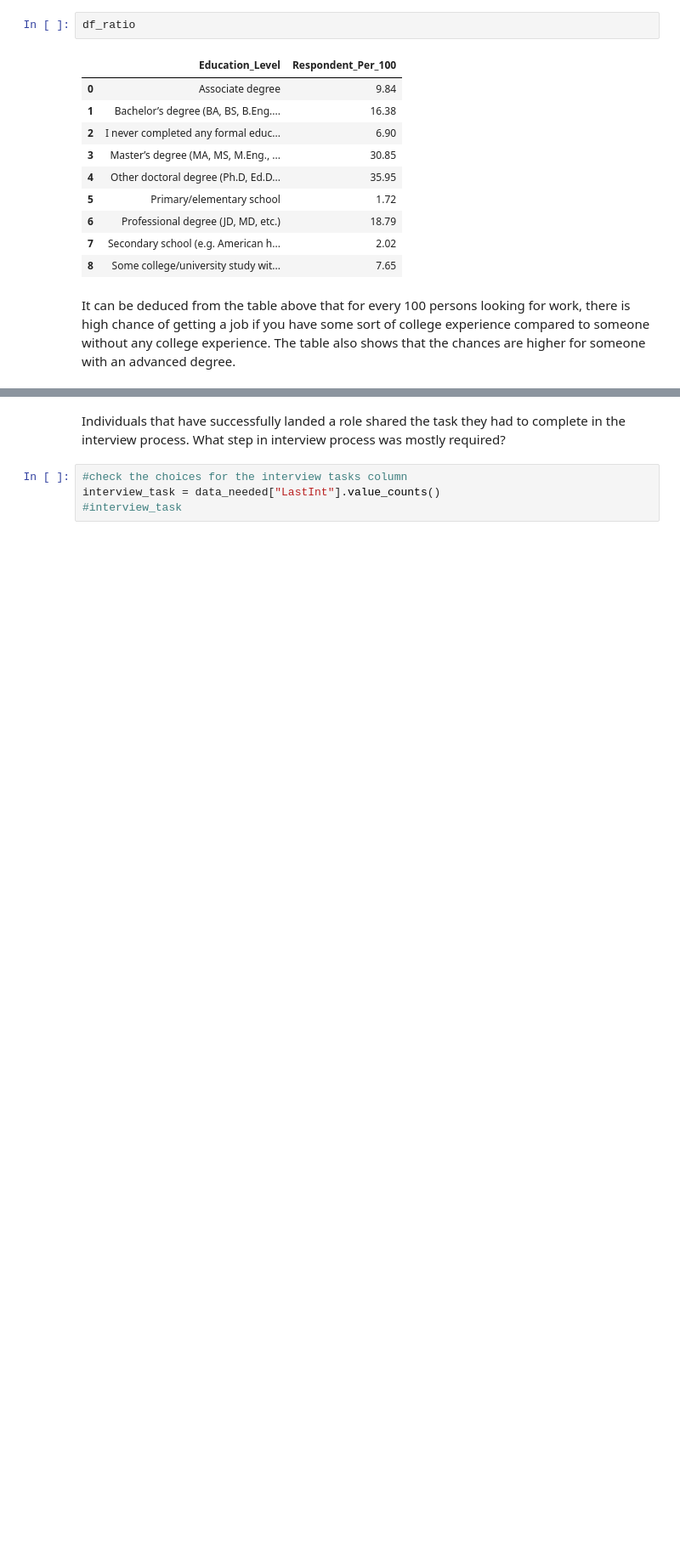
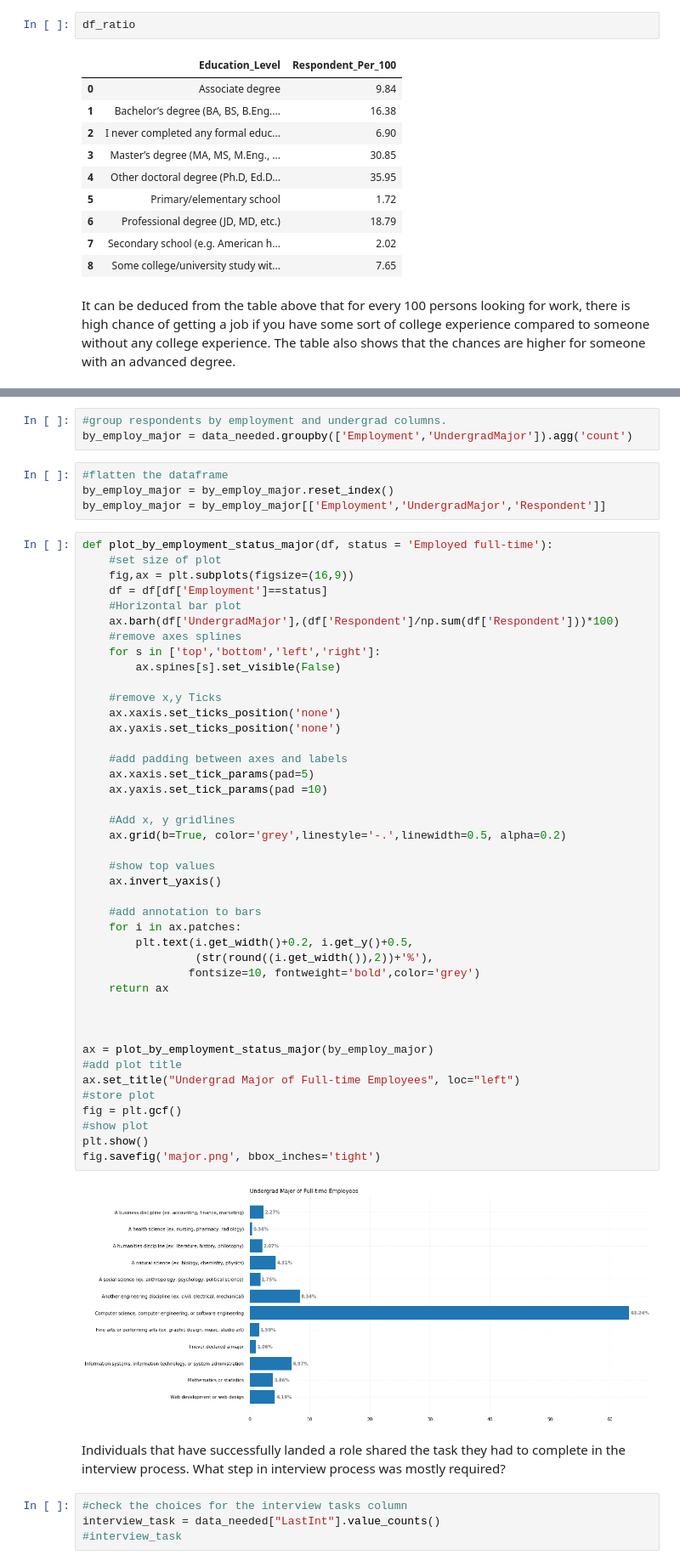
Before and after one commit to Olabisi-Balogun/IT_Professionals_Degree_Analysis, a Jupyter notebook: degree_analysis.ipynb, the cells around one changed output, grey strips where cells are left out. Shown: that part at 85% size. Drawn from its saved outputs; the diff is of its cells as text; blank space fills up the shorter version.

```diff
--- a/degree_analysis.ipynb
+++ b/degree_analysis.ipynb
@@ -264,3 +267,54 @@ It can be deduced from the table above that for every 100 persons looking for wo
+# %%
+#group respondents by employment and undergrad columns.
+by_employ_major = data_needed.groupby(['Employment','UndergradMajor']).agg('count')
+# %%
+#flatten the dataframe
+by_employ_major = by_employ_major.reset_index()
+by_employ_major = by_employ_major[['Employment','UndergradMajor','Respondent']]
+# %%
+def plot_by_employment_status_major(df, status = 'Employed full-time'):
+    #set size of plot
+    fig,ax = plt.subplots(figsize=(16,9))
+    df = df[df['Employment']==status]
+    #Horizontal bar plot
+    ax.barh(df['UndergradMajor'],(df['Respondent']/np.sum(df['Respondent']))*100)
+    #remove axes splines
+    for s in ['top','bottom','left','right']:
+        ax.spines[s].set_visible(False)
+
+    #remove x,y Ticks
+    ax.xaxis.set_ticks_position('none')
+    ax.yaxis.set_ticks_position('none')
+
+    #add padding between axes and labels
+    ax.xaxis.set_tick_params(pad=5)
+    ax.yaxis.set_tick_params(pad =10)
+
+    #Add x, y gridlines
+    ax.grid(b=True, color='grey',linestyle='-.',linewidth=0.5, alpha=0.2)
+
+    #show top values
+    ax.invert_yaxis()
+
+    #add annotation to bars
+    for i in ax.patches:
+        plt.text(i.get_width()+0.2, i.get_y()+0.5,
+                 (str(round((i.get_width()),2))+'%'),
+                fontsize=10, fontweight='bold',color='grey')
+    return ax
+
+
+
+ax = plot_by_employment_status_major(by_employ_major)
+#add plot title
+ax.set_title("Undergrad Major of Full-time Employees", loc="left")
+#store plot
+fig = plt.gcf()
+#show plot
+plt.show()
+fig.savefig('major.png', bbox_inches='tight')
+# %% [output]
+[figure, added]
 # %% [markdown]
 Individuals that have successfully landed a role shared the task they had to complete in the interview process. What step in interview process was mostly required?
 # %%
```
Also changed, not shown: parts of 2 cells of this notebook.
